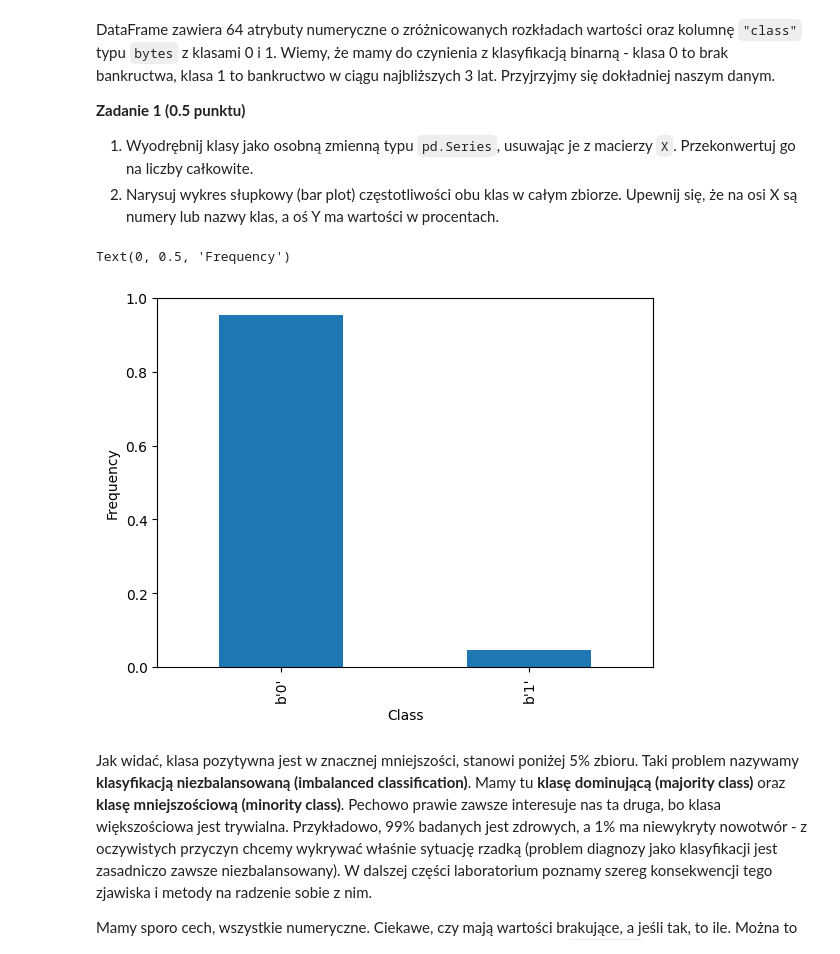
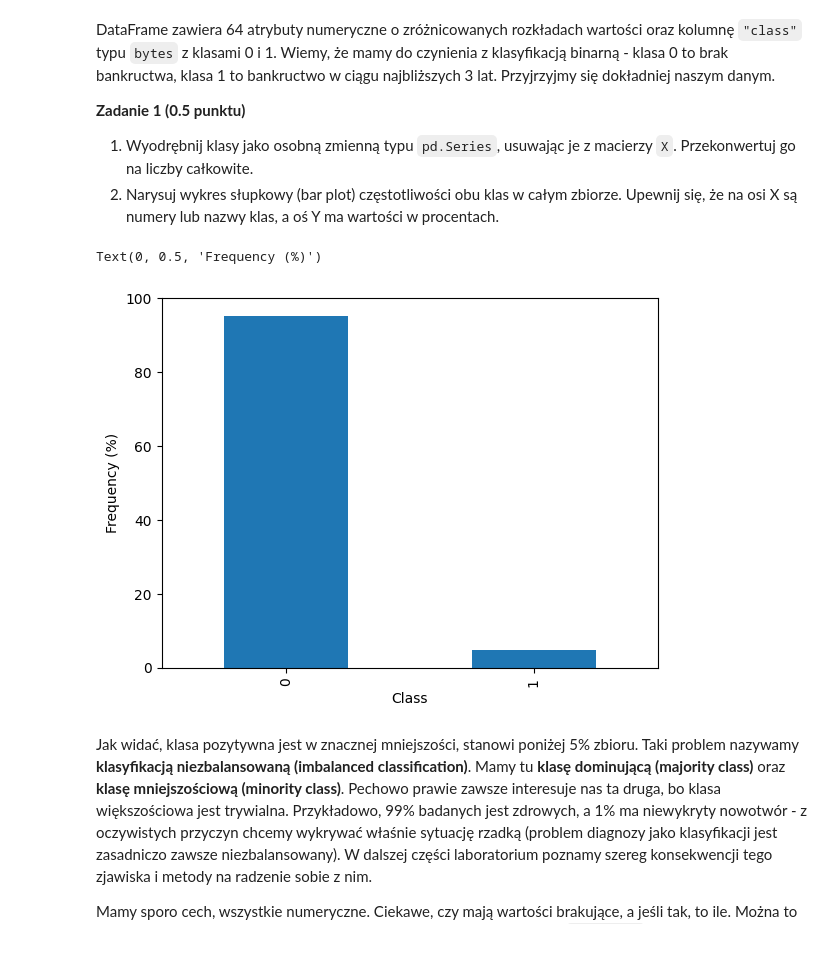
Before and after one commit to Kasl0/PSI, a Jupyter notebook: lab2/lab_2.ipynb, the cells around one changed output. Saved outputs shown, nothing was run; the diff lists cells and outputs as text; code cells hidden in the pictures.

```diff
--- a/lab2/lab_2.ipynb
+++ b/lab2/lab_2.ipynb
@@ -105,14 +105,14 @@ DataFrame zawiera 64 atrybuty numeryczne o zróżnicowanych rozkładach wartośc
 1. Wyodrębnij klasy jako osobną zmienną typu `pd.Series`, usuwając je z macierzy `X`. Przekonwertuj go na liczby całkowite.
 2. Narysuj wykres słupkowy (bar plot) częstotliwości obu klas w całym zbiorze. Upewnij się, że na osi X są numery lub nazwy klas, a oś Y ma wartości w procentach.
 # %%
-y = X.pop("class")
+y = X.pop("class").astype(int)
 
-plot = y.value_counts(normalize=True).plot.bar()
+plot = y.value_counts(normalize=True).mul(100).plot.bar()
 plot.set_xlabel('Class')
-plot.set_ylabel('Frequency')
+plot.set_ylabel('Frequency (%)')
 # %% [output]
-Text(0, 0.5, 'Frequency')
+Text(0, 0.5, 'Frequency (%)')
-[figure, old version]
+[figure, new version]
 # %% [markdown]
 Jak widać, klasa pozytywna jest w znacznej mniejszości, stanowi poniżej 5% zbioru. Taki problem nazywamy **klasyfikacją niezbalansowaną (imbalanced classification)**. Mamy tu **klasę dominującą (majority class)** oraz **klasę mniejszościową (minority class)**. Pechowo prawie zawsze interesuje nas ta druga, bo klasa większościowa jest trywialna. Przykładowo, 99% badanych jest zdrowych, a 1% ma niewykryty nowotwór - z oczywistych przyczyn chcemy wykrywać właśnie sytuację rzadką (problem diagnozy jako klasyfikacji jest zasadniczo zawsze niezbalansowany). W dalszej części laboratorium poznamy szereg konsekwencji tego zjawiska i metody na radzenie sobie z nim.
 
```
Also changed, not shown: parts of 33 cells of this notebook.
